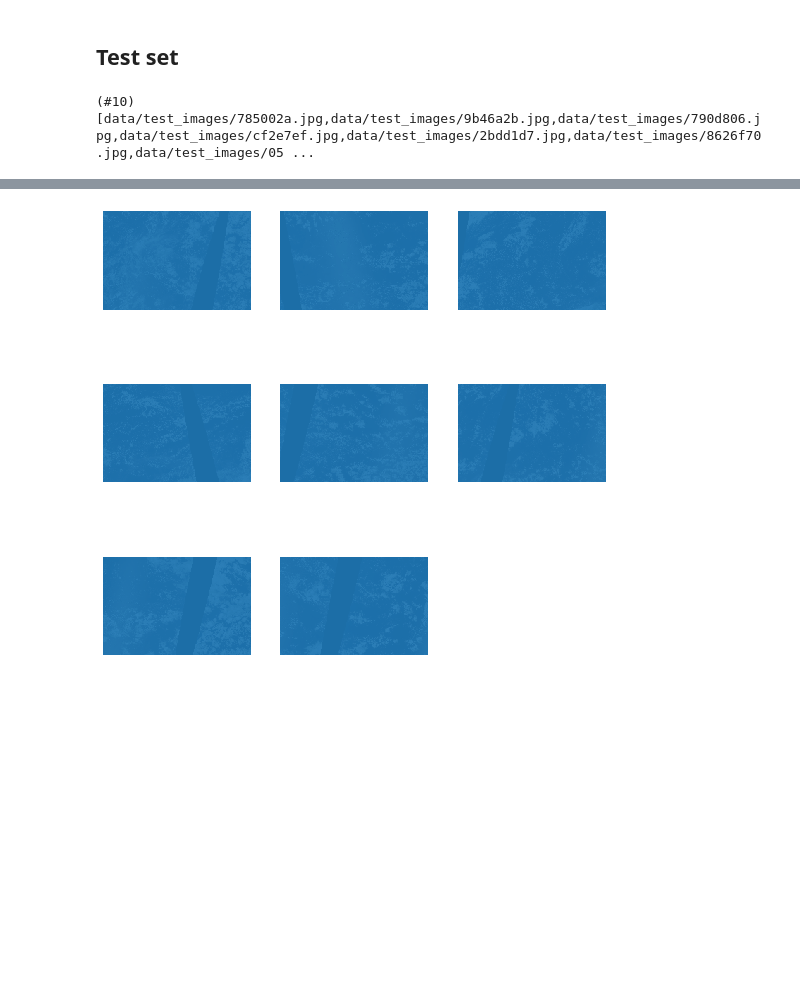
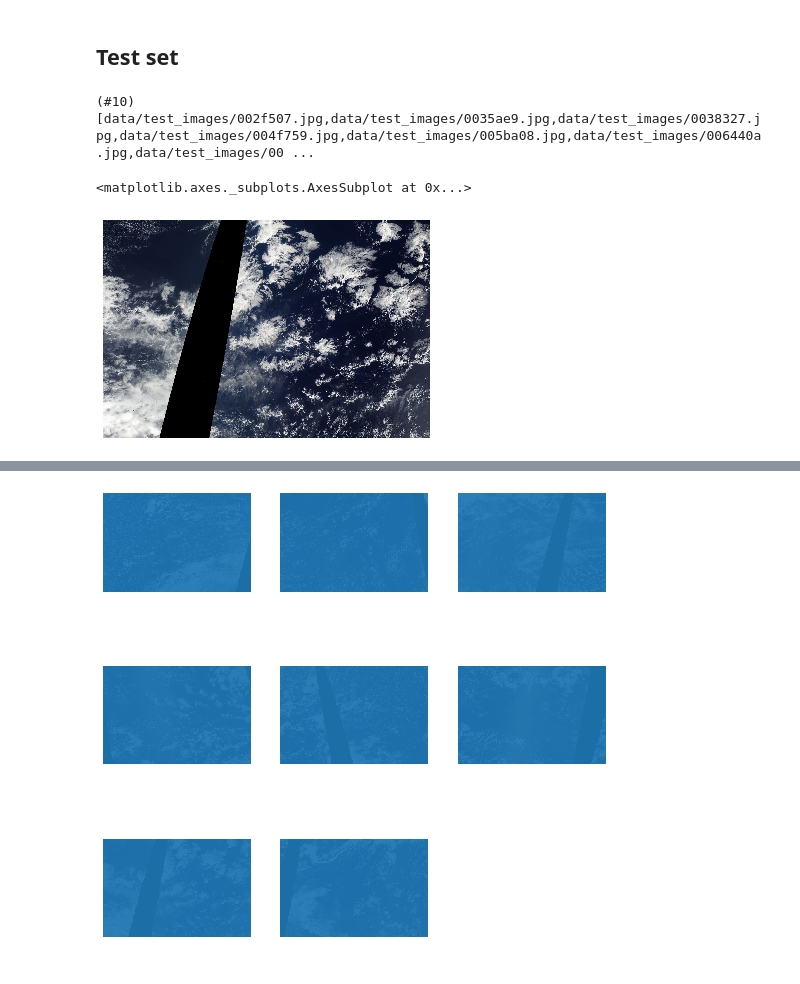
Before and after one commit to qAp/kgl_clouds, a Jupyter notebook: multicloudtype-gcp.ipynb, the cells around one changed output, grey strips where cells are left out. Cells and saved outputs as stored; diff of their text form; code cells hidden in the pictures; blank space fills up the shorter version.

```diff
--- a/multicloudtype-gcp.ipynb
+++ b/multicloudtype-gcp.ipynb
@@ -682,13 +685,13 @@ pd.read_csv('valid_testsubmit.csv')
 # %% [markdown]
 ## Test set
 # %%
-items_test = get_image_files(SOURCE/'test_images')
+items_test = get_image_files(SOURCE/'test_images').sorted()
 # %%
 items_test = items_test[:10]
 # %%
 items_test
 # %% [output]
-(#10) [data/test_images/785002a.jpg,data/test_images/9b46a2b.jpg,data/test_images/790d806.jpg,data/test_images/cf2e7ef.jpg,data/test_images/2bdd1d7.jpg,data/test_images/8626f70.jpg,data/test_images/05 ...
+(#10) [data/test_images/002f507.jpg,data/test_images/0035ae9.jpg,data/test_images/0038327.jpg,data/test_images/004f759.jpg,data/test_images/005ba08.jpg,data/test_images/006440a.jpg,data/test_images/00 ...
 # %%
 tfms_test = [[PILImage.create],
              [lambda o: PILMask.create(torch.zeros(*IMG_SHAPE, dtype=torch.uint8))],
@@ -697,3 +700,8 @@ tfms_test = [[PILImage.create],
              [lambda o: PILMask.create(torch.zeros(*IMG_SHAPE, dtype=torch.uint8))]]
 
 dsrc_test = DataSource(items_test, tfms=tfms_test, n_inp=1)
+# %%
+PILImage.create(items_test[6]).show()
+# %% [output]
+<matplotlib.axes._subplots.AxesSubplot at 0x...>
+[figure, added]
```
Also changed, not shown: parts of 31 cells of this notebook.
